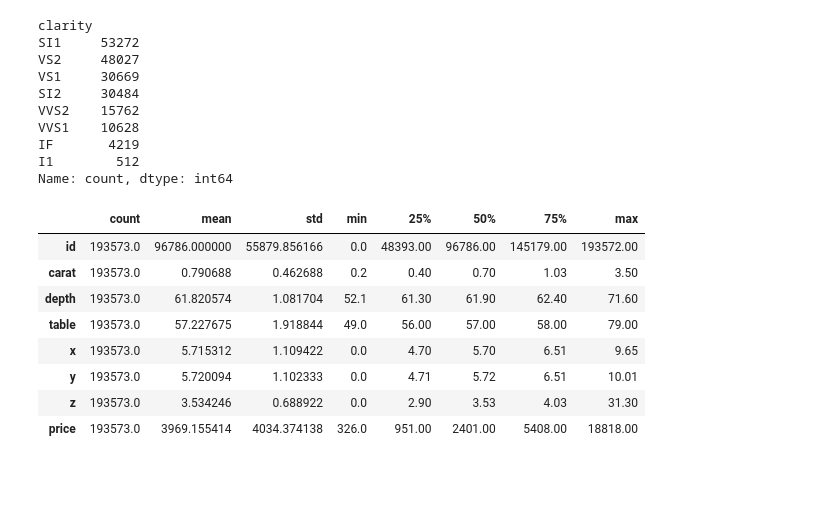
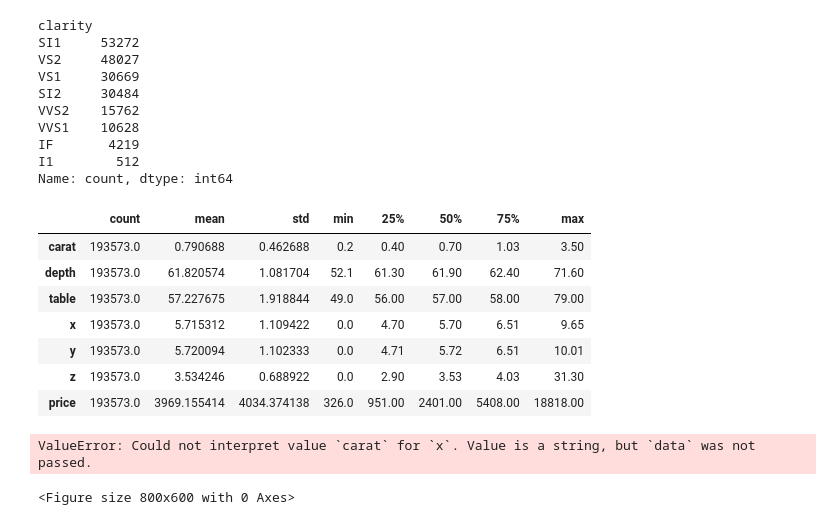
Before and after one commit to Sakshi25490/ML_ENT_Project_1.2, a Jupyter notebook: notebooks/research.ipynb, the cells around one changed output. Cells and saved outputs as stored; diff of their text form; code cells hidden in the pictures; blank space fills up the shorter version.

```diff
--- a/notebooks/research.ipynb
+++ b/notebooks/research.ipynb
@@ -94,3 +95,3 @@ categorical_columns = df.columns[df.dtypes=="object"]
 # %%
-numerical_columns=df.columns[df.dtypes!="object"]
+numerical_columns=df1.columns[df1.dtypes!="object"]
 # %%
@@ -155,10 +156,9 @@ IF       4219
 I1        512
 Name: count, dtype: int64
 # %%
-df[numerical_columns].describe().T
+df1[numerical_columns].describe().T
 # %% [output]
 |  | count | mean | std | min | 25% | 50% | 75% | max |
-| id | 193573.0 | 96786.000000 | 55879.856166 | 0.0 | 48393.00 | 96786.00 | 145179.00 | 193572.00 |
 | carat | 193573.0 | 0.790688 | 0.462688 | 0.2 | 0.40 | 0.70 | 1.03 | 3.50 |
 | depth | 193573.0 | 61.820574 | 1.081704 | 52.1 | 61.30 | 61.90 | 62.40 | 71.60 |
 | table | 193573.0 | 57.227675 | 1.918844 | 49.0 | 56.00 | 57.00 | 58.00 | 79.00 |
@@ -166,3 +166,17 @@ df[numerical_columns].describe().T
 | y | 193573.0 | 5.720094 | 1.102333 | 0.0 | 4.71 | 5.72 | 6.51 | 10.01 |
 | z | 193573.0 | 3.534246 | 0.688922 | 0.0 | 2.90 | 3.53 | 4.03 | 31.30 |
 | price | 193573.0 | 3969.155414 | 4034.374138 | 326.0 | 951.00 | 2401.00 | 5408.00 | 18818.00 |
+# %%
+import seaborn as sns
+import matplotlib.pyplot as plt
+plt.figure(figsize=(8,6))
+
+
+
+for col in numerical_columns:
+    sns.histplot(df1=df1,x=col,kde=True)
+    print("\n")
+    plt.show()
+# %% [output]
+ValueError: Could not interpret value `carat` for `x`. Value is a string, but `data` was not passed.
+<Figure size 800x600 with 0 Axes>
```
Also changed, not shown: parts of 6 cells of this notebook, 2 other files.
